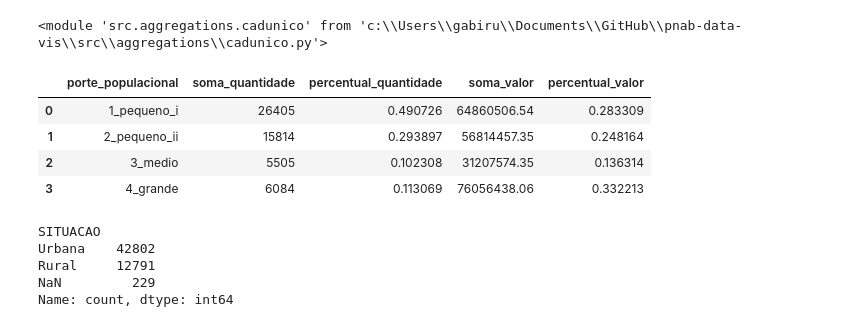
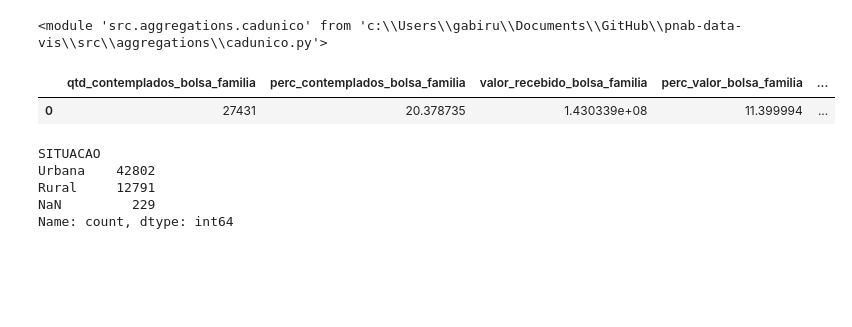
Before and after one commit to SGE-Subsecretaria-de-Gestao-Estrategica/pnab-data-vis, a Jupyter notebook: src/notebooks/gabriel_create_csv.ipynb, the cells around one changed output. Cells and saved outputs as stored; diff of their text form; code cells hidden in the pictures; blank space fills up the shorter version.

Commit message:
cad unico

```diff
--- a/src/notebooks/gabriel_create_csv.ipynb
+++ b/src/notebooks/gabriel_create_csv.ipynb
@@ -260,9 +260,6 @@ df_cad_unico_domicilio_situacao.to_csv(settings.DATA_PATH_SECTION5 / 'aggregate_
 df_cad_unico_porte_populacional = cadunico.aggregate_cadunico_by_population_size(df_cubo=df_cubo)
 df_cad_unico_porte_populacional.to_csv(settings.DATA_PATH_SECTION5 / 'aggregate_cadunico_by_population_size.csv')
 # %%
+# aggregate_cadunico_by_uf.csv
+df_cad_unico_by_uf = cadunico.aggregate_cadunico_by_uf(df_cubo=df_cubo)
+df_cad_unico_by_uf.to_csv(settings.DATA_PATH_SECTION5 / 'aggregate_cadunico_by_uf.csv')
-# %% [output]
-|  | porte_populacional | soma_quantidade | percentual_quantidade | soma_valor | percentual_valor |
-| 0 | 1_pequeno_i | 26405 | 0.490726 | 64860506.54 | 0.283309 |
-| 1 | 2_pequeno_ii | 15814 | 0.293897 | 56814457.35 | 0.248164 |
-| 2 | 3_medio | 5505 | 0.102308 | 31207574.35 | 0.136314 |
-| 3 | 4_grande | 6084 | 0.113069 | 76056438.06 | 0.332213 |
@@ -269,3 +270,12 @@ df_cad_unico_porte_populacional.to_csv(settings.DATA_PATH_SECTION5 / 'aggregate_
+# %%
+# aggregate_bolsa_familia_summary.csv
+df_cad_unico_bpf = cadunico.aggregate_bolsa_familia_summary(df_cubo=df_cubo)
+df_cad_unico_bpf.to_csv(settings.DATA_PATH_SECTION5 / 'aggregate_bolsa_familia_summary.csv')
+# %%
+df_cad_unico_bpf
+# %% [output]
+|  | qtd_contemplados_bolsa_familia | perc_contemplados_bolsa_familia | valor_recebido_bolsa_familia | perc_valor_bolsa_familia | ... |
+| 0 | 27431 | 20.378735 | 1.430339e+08 | 11.399994 | ... |
 # %%
 df_cubo_cadunico = df_cubo[df_cubo['pessoaCad_cadunico'].notna()]
 # %%
```
Also changed, not shown: parts of 1 cell of this notebook, 4 other files.
